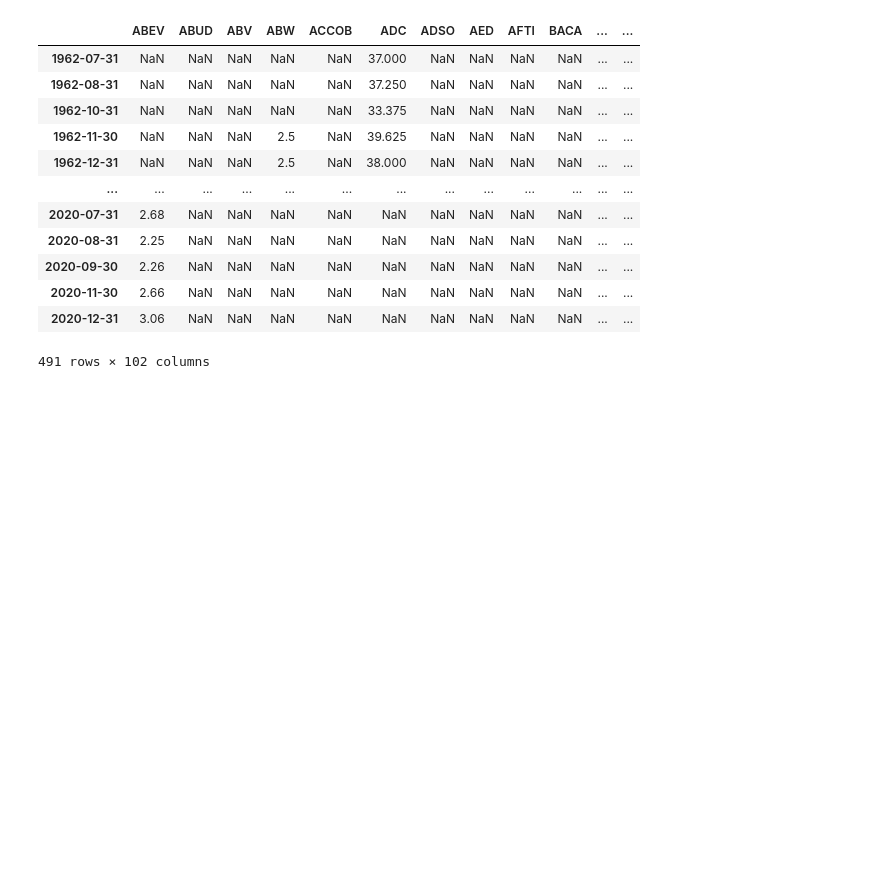
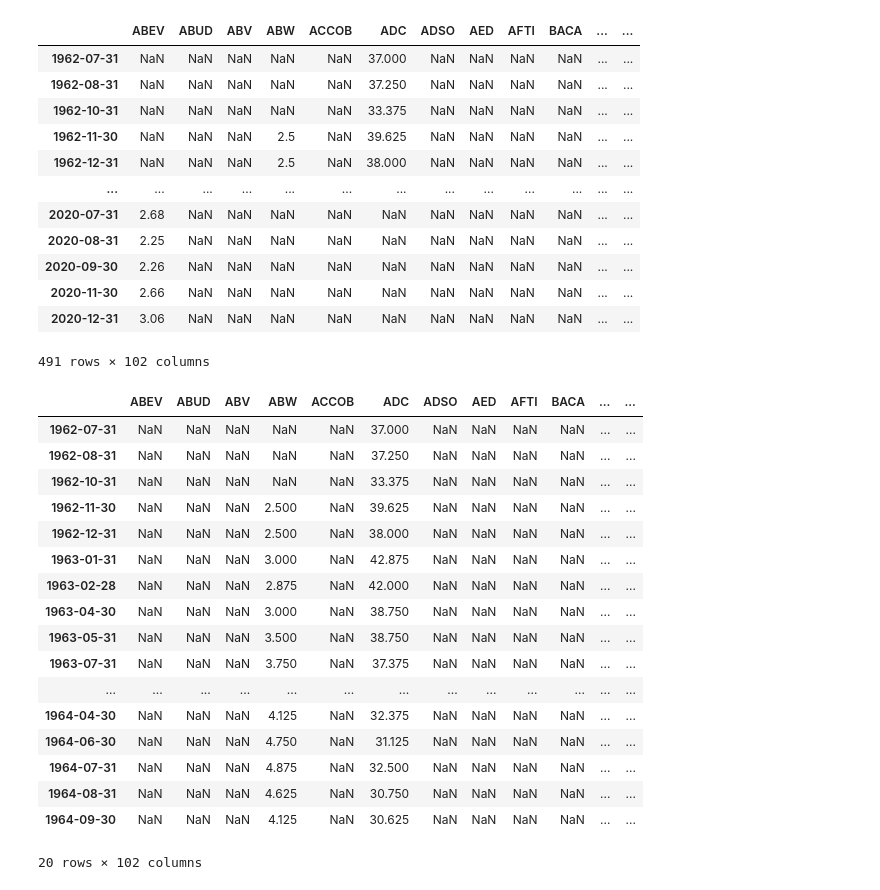
Before and after one commit to statistactics/sin-stocks, a Jupyter notebook: Merging.ipynb, the cells around one changed output. Cells and saved outputs as stored; diff of their text form; code cells hidden in the pictures; blank space fills up the shorter version.

```diff
--- a/Merging.ipynb
+++ b/Merging.ipynb
@@ -134,4 +134,5 @@ alc_pivot
 # Merging Sin and Productivity Stocks
 # %%
 stonks = pd.concat([alc_pivot, coffee_pivot], axis = 1, join = "outer")
+stonks = stonks.abs()
 stonks
@@ -261,0 +262,21 @@ final_merged.to_csv("stocks_fama_recession.csv")
+# %%
+final_merged.iloc[0:20]
+# %% [output]
+|  | ABEV | ABUD | ABV | ABW | ACCOB | ADC | ADSO | AED | AFTI | BACA | ... | ... |
+| 1962-07-31 | NaN | NaN | NaN | NaN | NaN | 37.000 | NaN | NaN | NaN | NaN | ... | ... |
+| 1962-08-31 | NaN | NaN | NaN | NaN | NaN | 37.250 | NaN | NaN | NaN | NaN | ... | ... |
+| 1962-10-31 | NaN | NaN | NaN | NaN | NaN | 33.375 | NaN | NaN | NaN | NaN | ... | ... |
+| 1962-11-30 | NaN | NaN | NaN | 2.500 | NaN | 39.625 | NaN | NaN | NaN | NaN | ... | ... |
+| 1962-12-31 | NaN | NaN | NaN | 2.500 | NaN | 38.000 | NaN | NaN | NaN | NaN | ... | ... |
+| 1963-01-31 | NaN | NaN | NaN | 3.000 | NaN | 42.875 | NaN | NaN | NaN | NaN | ... | ... |
+| 1963-02-28 | NaN | NaN | NaN | 2.875 | NaN | 42.000 | NaN | NaN | NaN | NaN | ... | ... |
+| 1963-04-30 | NaN | NaN | NaN | 3.000 | NaN | 38.750 | NaN | NaN | NaN | NaN | ... | ... |
+| 1963-05-31 | NaN | NaN | NaN | 3.500 | NaN | 38.750 | NaN | NaN | NaN | NaN | ... | ... |
+| 1963-07-31 | NaN | NaN | NaN | 3.750 | NaN | 37.375 | NaN | NaN | NaN | NaN | ... | ... |
+| ... | ... | ... | ... | ... | ... | ... | ... | ... | ... | ... | ... | ... |
+| 1964-04-30 | NaN | NaN | NaN | 4.125 | NaN | 32.375 | NaN | NaN | NaN | NaN | ... | ... |
+| 1964-06-30 | NaN | NaN | NaN | 4.750 | NaN | 31.125 | NaN | NaN | NaN | NaN | ... | ... |
+| 1964-07-31 | NaN | NaN | NaN | 4.875 | NaN | 32.500 | NaN | NaN | NaN | NaN | ... | ... |
+| 1964-08-31 | NaN | NaN | NaN | 4.625 | NaN | 30.750 | NaN | NaN | NaN | NaN | ... | ... |
+| 1964-09-30 | NaN | NaN | NaN | 4.125 | NaN | 30.625 | NaN | NaN | NaN | NaN | ... | ... |
+20 rows × 102 columns
```
Also changed, not shown: parts of 6 cells of this notebook, 1 other file.
